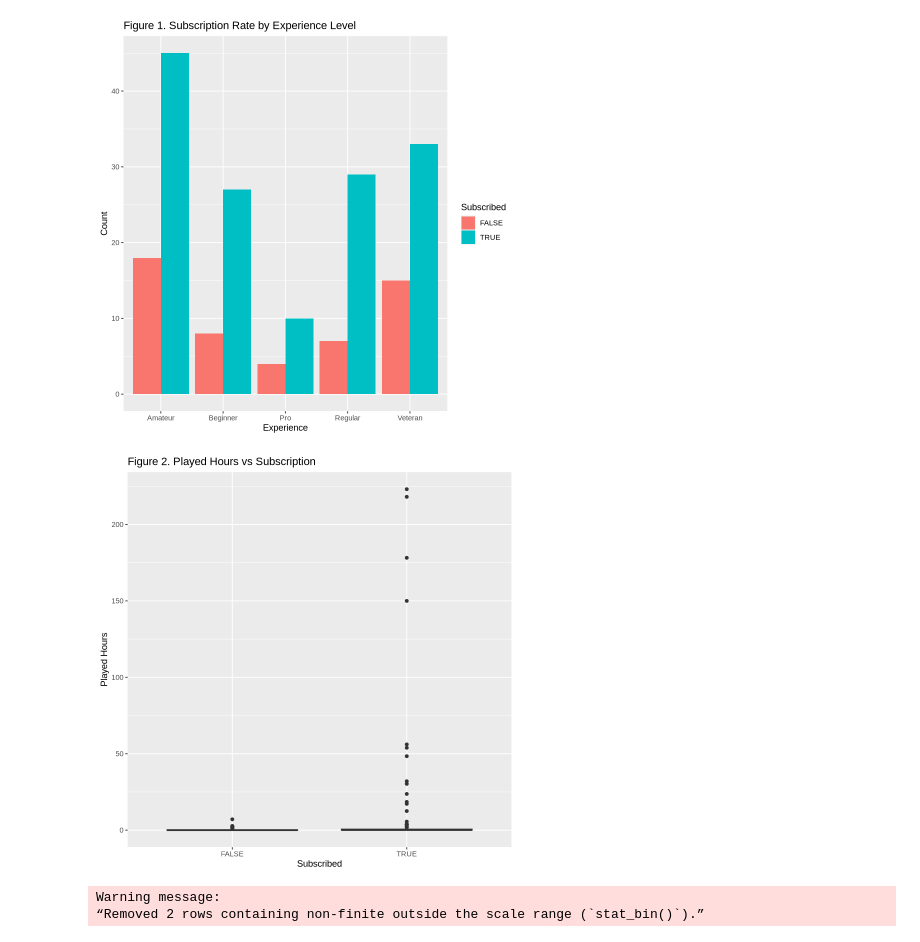
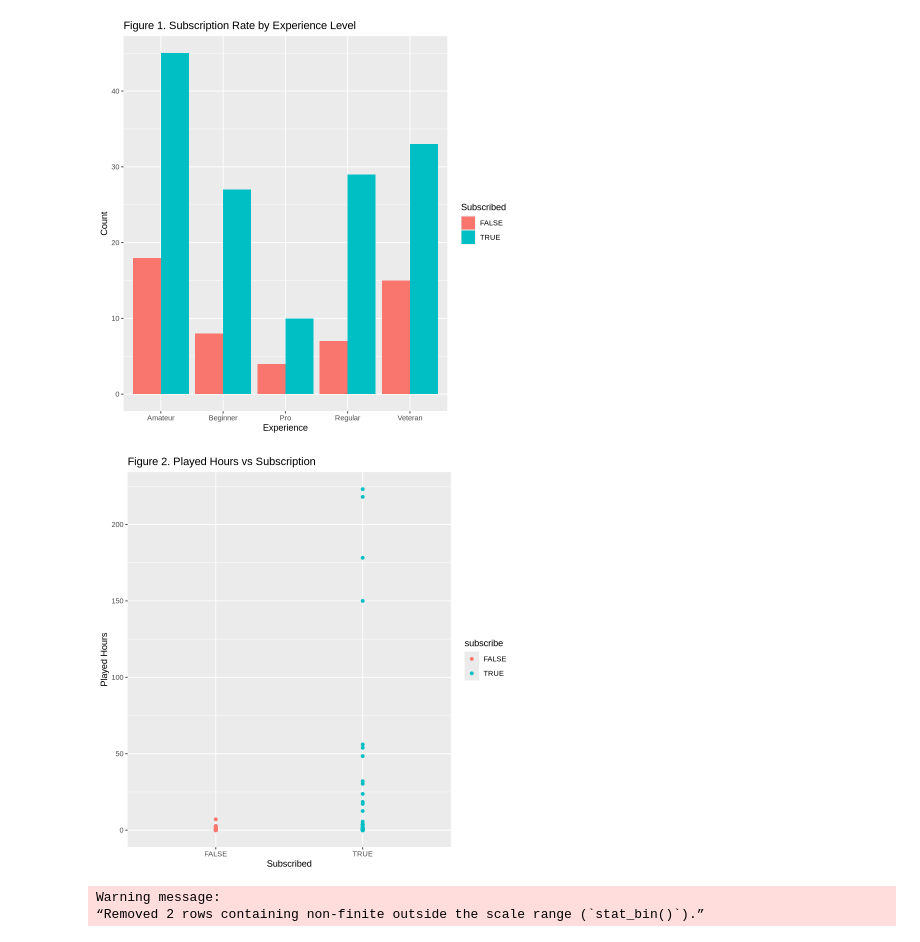
Before and after one commit to cmojar9/dsci-100-project-new, a Jupyter notebook: game_subscription_knn_report-3-3.ipynb, the cells around one changed output. Cells and saved outputs as stored; diff of their text form; code cells hidden in the pictures.

```diff
--- a/game_subscription_knn_report-3-3.ipynb
+++ b/game_subscription_knn_report-3-3.ipynb
@@ -143,15 +147,16 @@ ggplot(players, aes(x = experience, fill = subscribe)) +
 # %% [output]
 [figure]
 # %%
-ggplot(players, aes(x = subscribe, y = played_hours)) +
-  geom_line() +
+
+ggplot(players, aes(x = subscribe, y = played_hours, color = subscribe)) +
+  geom_point() +
   labs(
     title = "Figure 2. Played Hours vs Subscription",
     x = "Subscribed",
     y = "Played Hours"
   )
 # %% [output]
-[figure, old version]
+[figure, new version]
 # %%
 ggplot(players, aes(x = Age, fill = subscribe)) +
   geom_histogram(bins = 15, alpha = 0.6, position = "identity", color = "black") +
```
Also changed, not shown: parts of 20 cells of this notebook.
